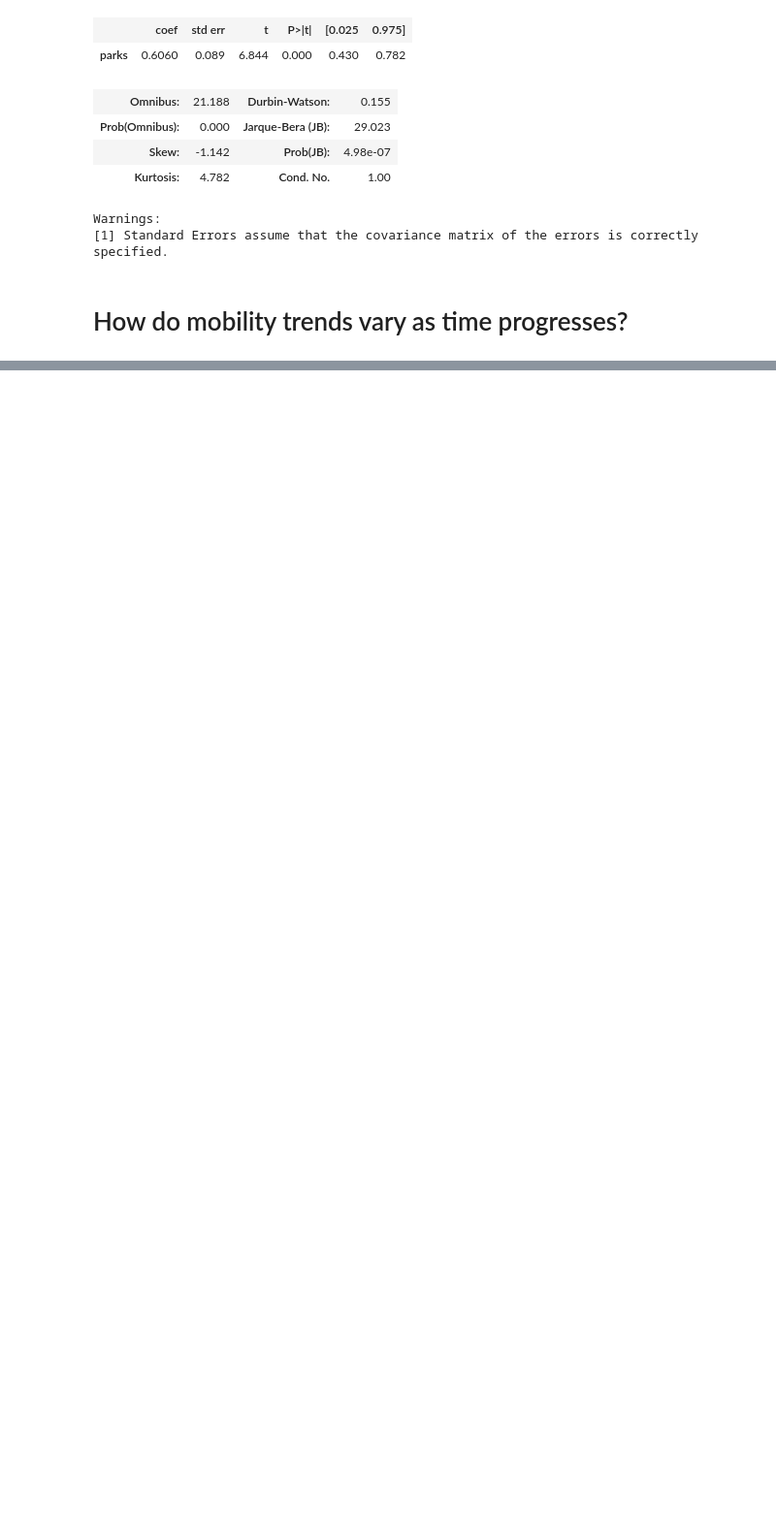
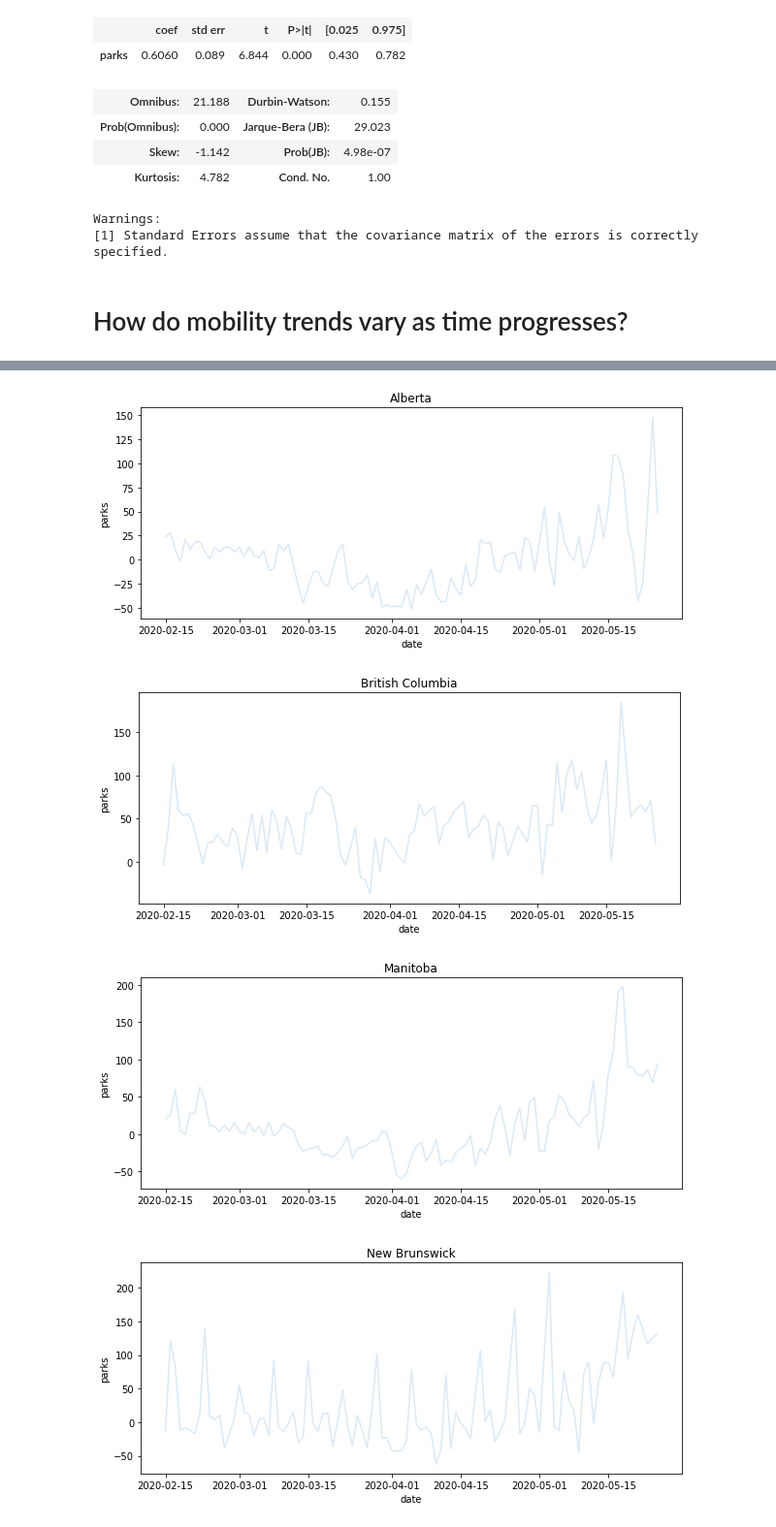
Before and after one commit to francomomo/DataFest-2020, a Jupyter notebook: scripts/Python/data_exploration.ipynb, the cells around one changed output, grey strips where cells are left out. Shown: that part at 97% size. Drawn from its saved outputs; the diff is of its cells as text; code cells hidden in the pictures; blank space fills up the shorter version.

```diff
--- a/scripts/Python/data_exploration.ipynb
+++ b/scripts/Python/data_exploration.ipynb
@@ -99,0 +131,13 @@ Warnings:
+# %%
+def lineplot_park(province):
+    park_data = provinces_mobility.loc[provinces_mobility.region_1 == province]
+    plt.figure(figsize=(10, 4))
+    sns.lineplot(x='date', y='parks', data=park_data).set_title(province)
+
+for province in provinces_mobility.region_1.unique():
+    lineplot_park(province)
+# %% [output]
+[figure, added]
+[figure, added]
+[figure, added]
+[figure, added]
```
Also changed, not shown: parts of 7 cells of this notebook, 2 other files.
